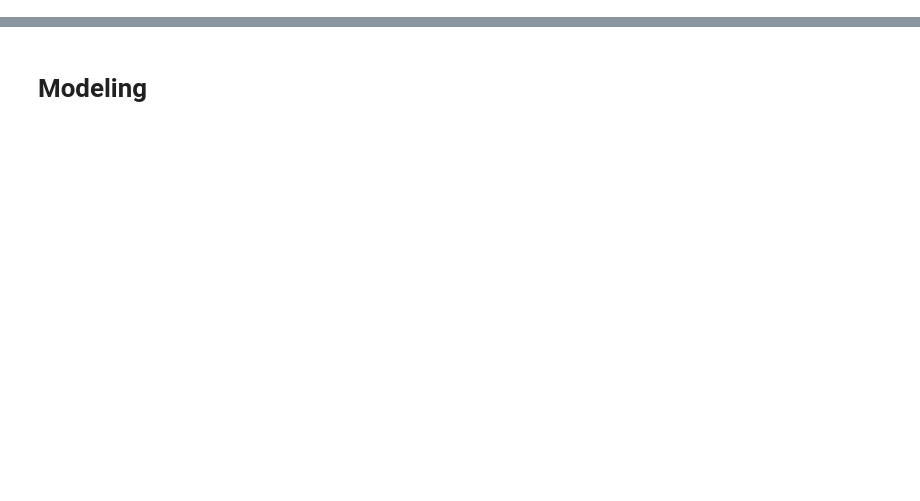
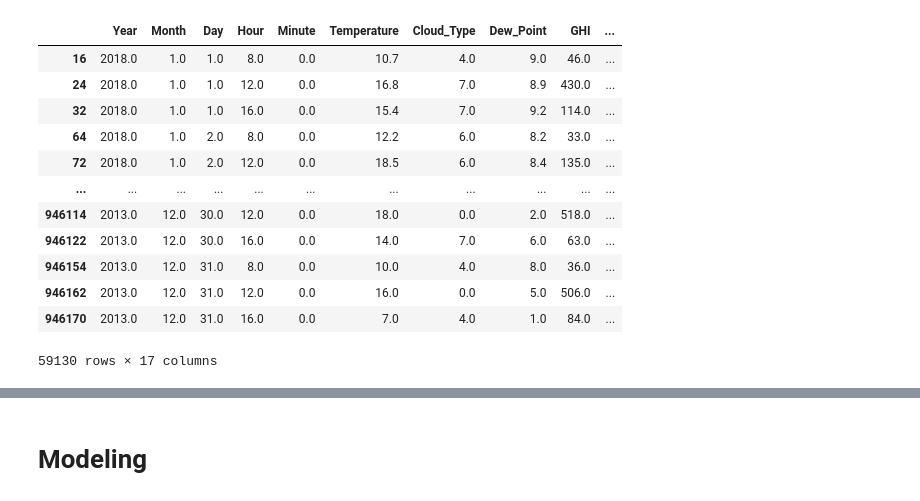
Before and after one commit to snvssk/data298A, a Jupyter notebook: SolarEnergy/MLModels/LinearRegression.ipynb, the cells around one changed output, grey strips where cells are left out. Cells and saved outputs as stored; diff of their text form; code cells hidden in the pictures; blank space fills up the shorter version.

```diff
--- a/SolarEnergy/MLModels/LinearRegression.ipynb
+++ b/SolarEnergy/MLModels/LinearRegression.ipynb
@@ -12,3 +17,3 @@ import numpy as np
 # %%
 #nsrdb = read_and_preprocess()#nsrdb has nd array all weather data
-df = pd.read_csv('/content/all_cities_transformed_combined.csv')
+df = pd.read_csv('/content/drive/Shareddrives/DATA298/WeatherData/FinalWeatherData/all_cities_transformed_combined.csv')
@@ -114,0 +20,11 @@ dtype: int64
+# %%
+# nsrdb_na = df.drop(columns='Unnamed: 0')
+nsrdb_na = df.copy()
+#null_rows = nsrdb_na[nsrdb_na.isna().any(axis=1)]
+#null_rows
+nsrdb_na.isnull().sum()
+#nsrdb_na.columns
+#nsrdb_na['GHI'].isnull().values.sum()
+nsrdb = nsrdb_na.dropna()
+#print(nsrdb)
+nsrdb.isnull().sum()
@@ -115,2 +51,20 @@ dtype: int64
+# %%
+nsrdb = nsrdb.loc[(nsrdb['Hour'].isin([12,8,16])) & (nsrdb['Minute'] == 0)]
+nsrdb= nsrdb.drop(['Unnamed: 0'], axis=1)
+nsrdb
+# %% [output]
+|  | Year | Month | Day | Hour | Minute | Temperature | Cloud_Type | Dew_Point | GHI | ... |
+| 16 | 2018.0 | 1.0 | 1.0 | 8.0 | 0.0 | 10.7 | 4.0 | 9.0 | 46.0 | ... |
+| 24 | 2018.0 | 1.0 | 1.0 | 12.0 | 0.0 | 16.8 | 7.0 | 8.9 | 430.0 | ... |
+| 32 | 2018.0 | 1.0 | 1.0 | 16.0 | 0.0 | 15.4 | 7.0 | 9.2 | 114.0 | ... |
+| 64 | 2018.0 | 1.0 | 2.0 | 8.0 | 0.0 | 12.2 | 6.0 | 8.2 | 33.0 | ... |
+| 72 | 2018.0 | 1.0 | 2.0 | 12.0 | 0.0 | 18.5 | 6.0 | 8.4 | 135.0 | ... |
+| ... | ... | ... | ... | ... | ... | ... | ... | ... | ... | ... |
+| 946114 | 2013.0 | 12.0 | 30.0 | 12.0 | 0.0 | 18.0 | 0.0 | 2.0 | 518.0 | ... |
+| 946122 | 2013.0 | 12.0 | 30.0 | 16.0 | 0.0 | 14.0 | 7.0 | 6.0 | 63.0 | ... |
+| 946154 | 2013.0 | 12.0 | 31.0 | 8.0 | 0.0 | 10.0 | 4.0 | 8.0 | 36.0 | ... |
+| 946162 | 2013.0 | 12.0 | 31.0 | 12.0 | 0.0 | 16.0 | 0.0 | 5.0 | 506.0 | ... |
+| 946170 | 2013.0 | 12.0 | 31.0 | 16.0 | 0.0 | 7.0 | 4.0 | 1.0 | 84.0 | ... |
+59130 rows × 17 columns
 # %%
 target = nsrdb['GHI']#keeping only target(ghi) data here
```
Also changed, not shown: parts of 56 cells of this notebook.
